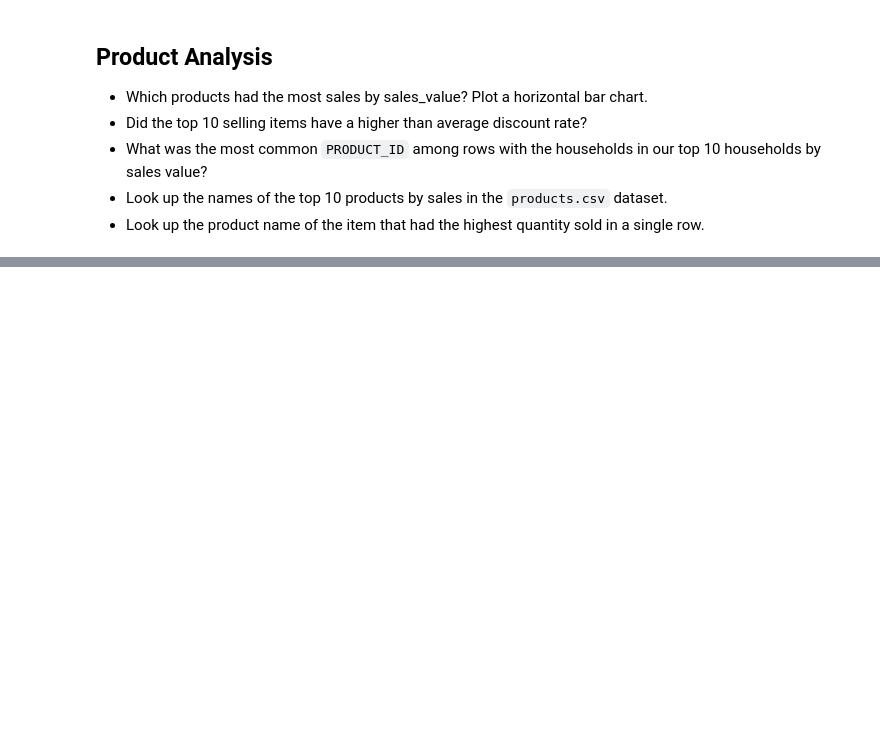
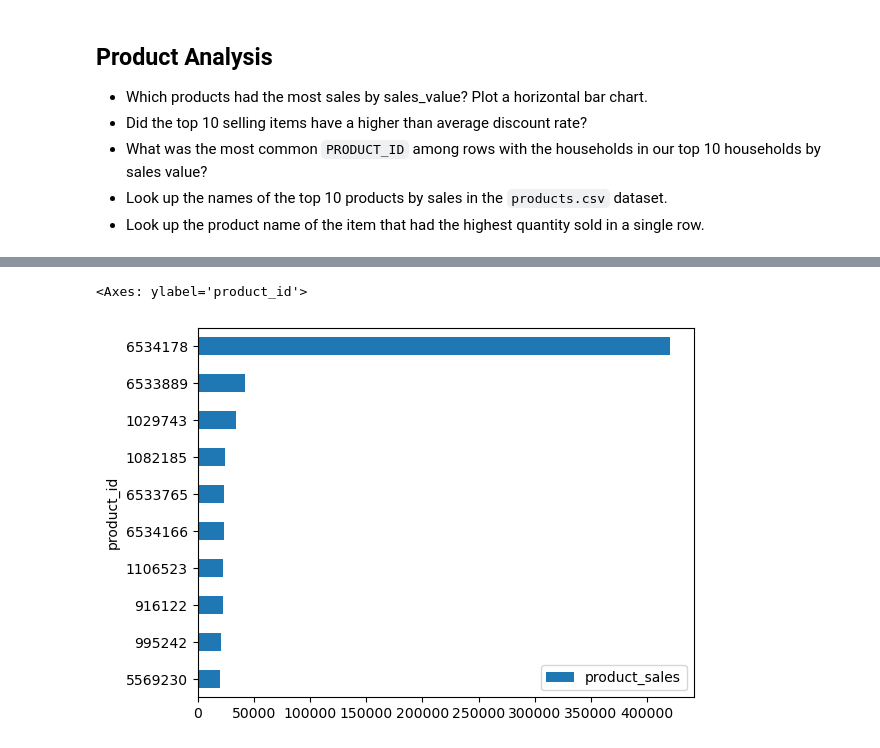
Before and after one commit to atsianis/Sales-Analysis-w-Pandas, a Jupyter notebook: section06_midcourse_project.ipynb, the cells around one changed output, grey strips where cells are left out. Drawn from its saved outputs; the diff is of its cells as text; code cells hidden in the pictures; blank space fills up the shorter version.

```diff
--- a/section06_midcourse_project.ipynb
+++ b/section06_midcourse_project.ipynb
@@ -312,3 +317,6 @@ sales_per_household.sort_values("household_sales" ,ascending=False).iloc[:10].pl
 * What was the most common `PRODUCT_ID` among rows with the households in our top 10 households by sales value?
 * Look up the names of the  top 10 products by sales in the `products.csv` dataset.
 * Look up the product name of the item that had the highest quantity sold in a single row.
+# %%
+sales_by_product = transactions.groupby("product_id").agg(product_sales = ('sales_value', 'sum'))
+sales_by_product
@@ -314,0 +338,5 @@ sales_per_household.sort_values("household_sales" ,ascending=False).iloc[:10].pl
+# %%
+sales_by_product.sort_values("product_sales").iloc[-10:].plot.barh()
+# %% [output]
+<Axes: ylabel='product_id'>
+[figure, added]
```
Also changed, not shown: parts of 3 cells of this notebook.
